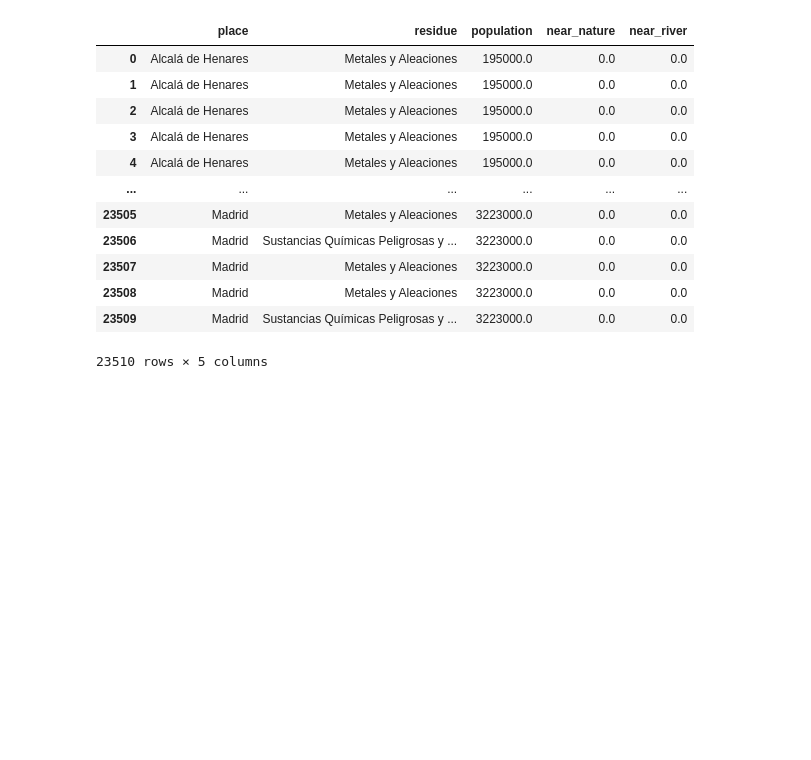
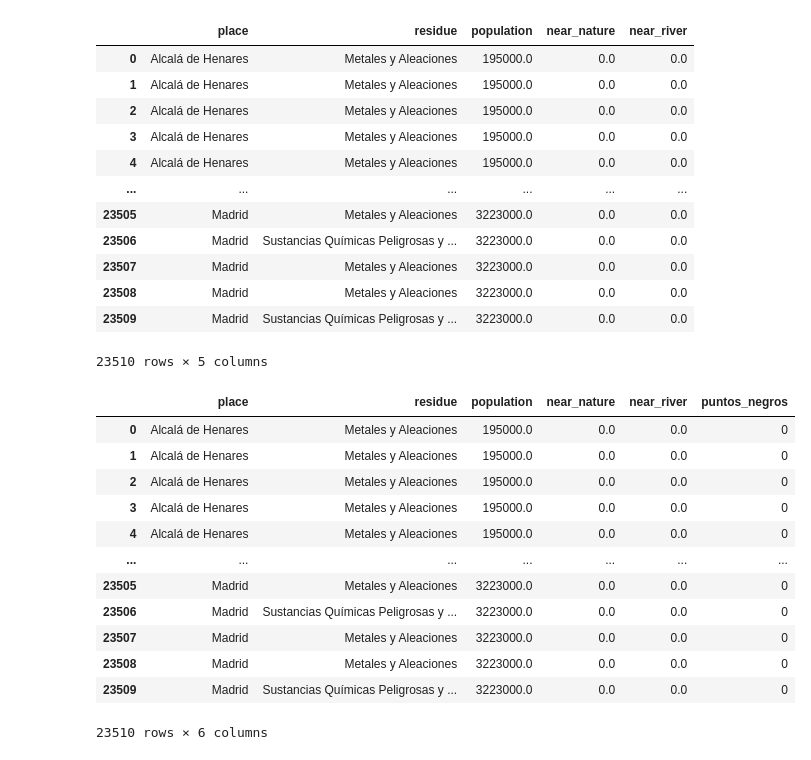
Before and after one commit to aaguiare/final_project_ironhack, a Jupyter notebook: notebooks/data_preprocessing_landfills.ipynb, the cells around one changed output. Cells and saved outputs as stored; diff of their text form; code cells hidden in the pictures; blank space fills up the shorter version.

```diff
--- a/data/Madrid/data_preprocessing_landfills.ipynb
+++ b/notebooks/data_preprocessing_landfills.ipynb
@@ -1,7 +1,7 @@
 # %%
 import pandas as pd
 # %%
-vertederos = pd.read_csv("residuos_gestores.csv",sep = ';',encoding='ISO-8859-1')
+vertederos = pd.read_csv("../data/Madrid/residuos_gestores.csv",sep = ';',encoding='ISO-8859-1')
 # %%
 vertederos.head()
 # %% [output]
@@ -664,4 +664,20 @@ vertederos_clean
 | 23509 | Madrid | Sustancias Químicas Peligrosas y ... | 3223000.0 | 0.0 | 0.0 |
 23510 rows × 5 columns
 # %%
-vertederos_clean['puntos_negros'] = vertederos_clean['res_ges_direccion_tipo_vial'].map(river_population)
+vertederos_clean['puntos_negros'] = 0
+# %%
+vertederos_clean
+# %% [output]
+|  | place | residue | population | near_nature | near_river | puntos_negros |
+| 0 | Alcalá de Henares | Metales y Aleaciones | 195000.0 | 0.0 | 0.0 | 0 |
+| 1 | Alcalá de Henares | Metales y Aleaciones | 195000.0 | 0.0 | 0.0 | 0 |
+| 2 | Alcalá de Henares | Metales y Aleaciones | 195000.0 | 0.0 | 0.0 | 0 |
+| 3 | Alcalá de Henares | Metales y Aleaciones | 195000.0 | 0.0 | 0.0 | 0 |
+| 4 | Alcalá de Henares | Metales y Aleaciones | 195000.0 | 0.0 | 0.0 | 0 |
+| ... | ... | ... | ... | ... | ... | ... |
+| 23505 | Madrid | Metales y Aleaciones | 3223000.0 | 0.0 | 0.0 | 0 |
+| 23506 | Madrid | Sustancias Químicas Peligrosas y ... | 3223000.0 | 0.0 | 0.0 | 0 |
+| 23507 | Madrid | Metales y Aleaciones | 3223000.0 | 0.0 | 0.0 | 0 |
+| 23508 | Madrid | Metales y Aleaciones | 3223000.0 | 0.0 | 0.0 | 0 |
+| 23509 | Madrid | Sustancias Químicas Peligrosas y ... | 3223000.0 | 0.0 | 0.0 | 0 |
+23510 rows × 6 columns
```
Also changed, not shown: parts of 1 cell of this notebook, 7 other files.
